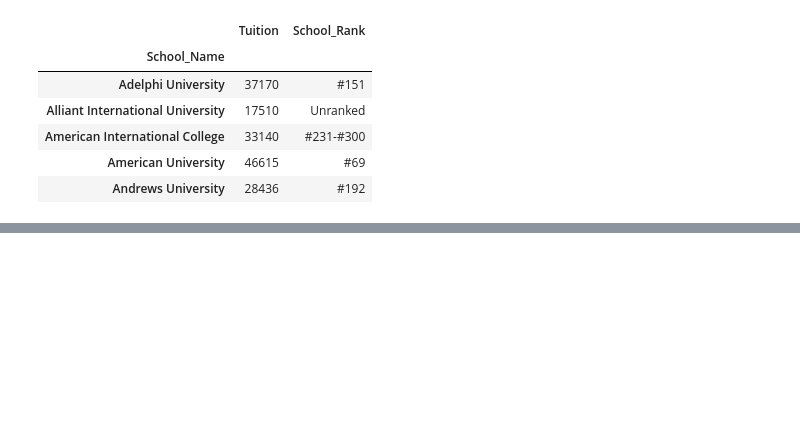
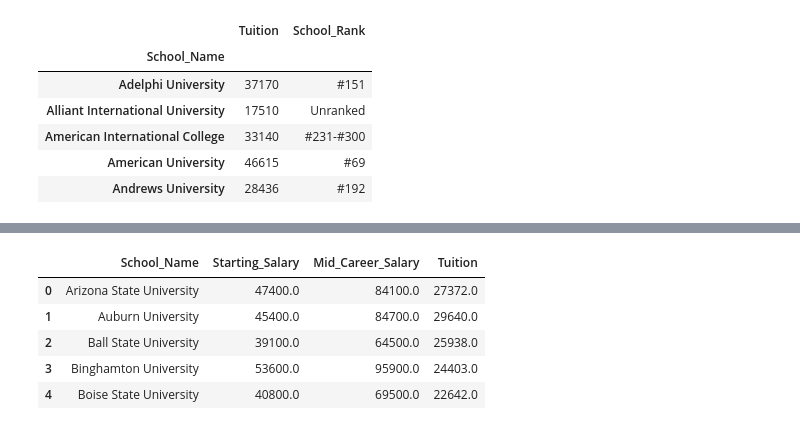
Before and after one commit to nayoade/ETL_Group_Six, a Jupyter notebook: ETL_Group_Six_Project.ipynb, the cells around one changed output, grey strips where cells are left out. Drawn from its saved outputs; the diff is of its cells as text; code cells hidden in the pictures; blank space fills up the shorter version.

```diff
--- a/ETL_Group_Six_Project.ipynb
+++ b/ETL_Group_Six_Project.ipynb
@@ -232,0 +382,3 @@ Sort_Index_TuiColdf_df
+# %%
+Final_Data = Merged_Data.dropna(how='any')
+Final_Data.head()
@@ -232,0 +393,11 @@ Sort_Index_TuiColdf_df
+# %%
+Final_Data = Final_Data.rename(columns= {"Mid_Career_ Salary": "Mid_Career_Salary"})
+Final_Data.reset_index(level=0, inplace=True)
+Final_Data.head()
+# %% [output]
+|  | School_Name | Starting_Salary | Mid_Career_Salary | Tuition |
+| 0 | Arizona State University | 47400.0 | 84100.0 | 27372.0 |
+| 1 | Auburn University | 45400.0 | 84700.0 | 29640.0 |
+| 2 | Ball State University | 39100.0 | 64500.0 | 25938.0 |
+| 3 | Binghamton University | 53600.0 | 95900.0 | 24403.0 |
+| 4 | Boise State University | 40800.0 | 69500.0 | 22642.0 |
```
Also changed, not shown: parts of 30 cells of this notebook, 1 other file.
